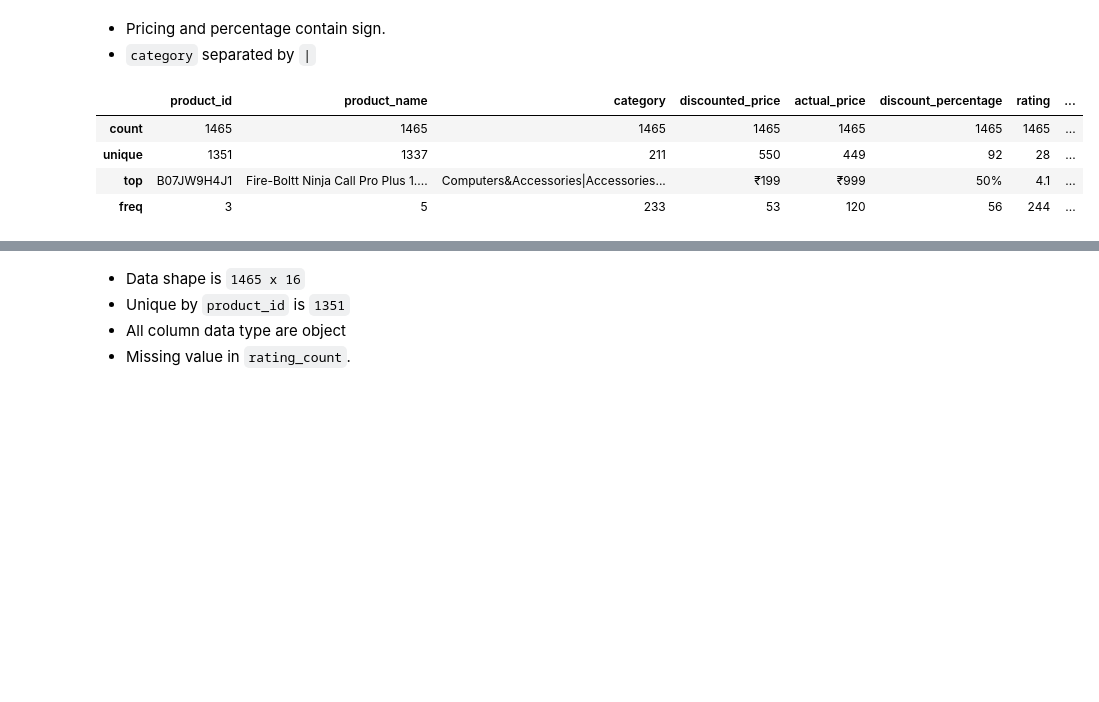
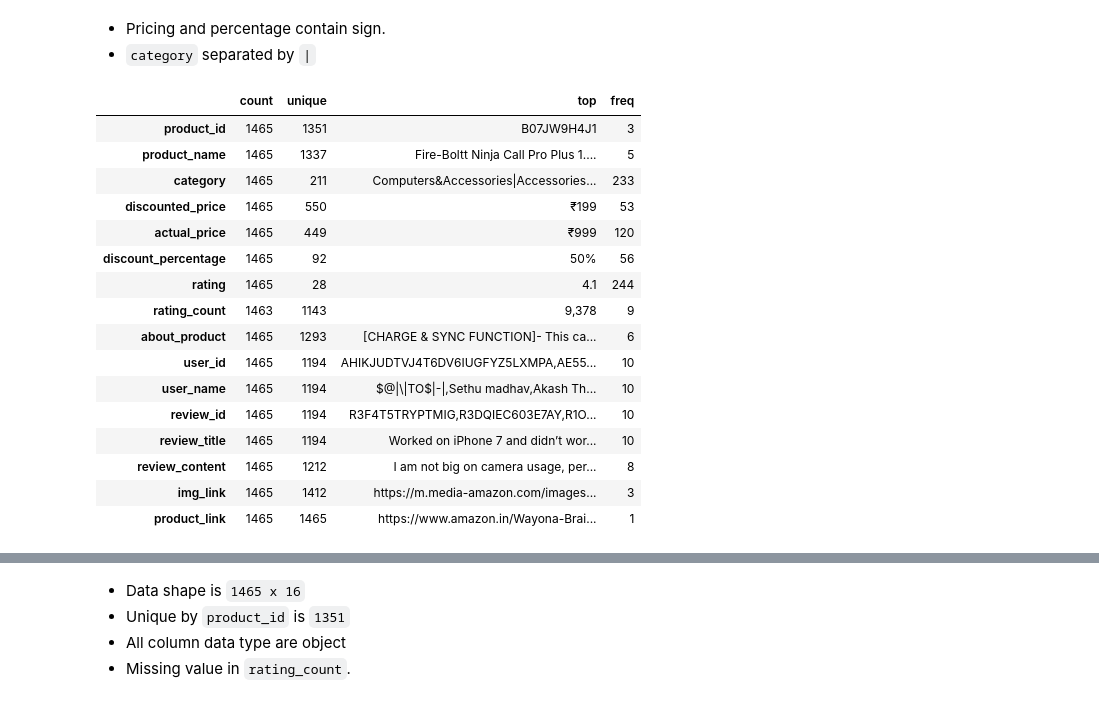
Before and after one commit to maohieng/learn_ai, a Jupyter notebook: python_ds/product_recom/analysis_and_ml.ipynb, the cells around one changed output, grey strips where cells are left out. Saved outputs shown, nothing was run; the diff lists cells and outputs as text; code cells hidden in the pictures; blank space fills up the shorter version.

Commit message:
eda amazon sale dataset

```diff
--- a/python_ds/product_recom/analysis_and_ml.ipynb
+++ b/python_ds/product_recom/analysis_and_ml.ipynb
@@ -45,13 +45,25 @@ df.head(5)
 - Pricing and percentage contain sign.
 - `category` separated by `|`
 # %%
-df.describe()
+df.describe().T
 # %% [output]
-|  | product_id | product_name | category | discounted_price | actual_price | discount_percentage | rating | ... |
-| count | 1465 | 1465 | 1465 | 1465 | 1465 | 1465 | 1465 | ... |
-| unique | 1351 | 1337 | 211 | 550 | 449 | 92 | 28 | ... |
-| top | B07JW9H4J1 | Fire-Boltt Ninja Call Pro Plus 1.... | Computers&Accessories|Accessories... | ₹199 | ₹999 | 50% | 4.1 | ... |
-| freq | 3 | 5 | 233 | 53 | 120 | 56 | 244 | ... |
+|  | count | unique | top | freq |
+| product_id | 1465 | 1351 | B07JW9H4J1 | 3 |
+| product_name | 1465 | 1337 | Fire-Boltt Ninja Call Pro Plus 1.... | 5 |
+| category | 1465 | 211 | Computers&Accessories|Accessories... | 233 |
+| discounted_price | 1465 | 550 | ₹199 | 53 |
+| actual_price | 1465 | 449 | ₹999 | 120 |
+| discount_percentage | 1465 | 92 | 50% | 56 |
+| rating | 1465 | 28 | 4.1 | 244 |
+| rating_count | 1463 | 1143 | 9,378 | 9 |
+| about_product | 1465 | 1293 | [CHARGE & SYNC FUNCTION]- This ca... | 6 |
+| user_id | 1465 | 1194 | AHIKJUDTVJ4T6DV6IUGFYZ5LXMPA,AE55... | 10 |
+| user_name | 1465 | 1194 | $@|\|TO$|-|,Sethu madhav,Akash Th... | 10 |
+| review_id | 1465 | 1194 | R3F4T5TRYPTMIG,R3DQIEC603E7AY,R1O... | 10 |
+| review_title | 1465 | 1194 | Worked on iPhone 7 and didn’t wor... | 10 |
+| review_content | 1465 | 1212 | I am not big on camera usage, per... | 8 |
+| img_link | 1465 | 1412 | https://m.media-amazon.com/images... | 3 |
+| product_link | 1465 | 1465 | https://www.amazon.in/Wayona-Brai... | 1 |
 # %%
 df.info()
 # %% [output]
```
Also changed, not shown: 1 other file.
